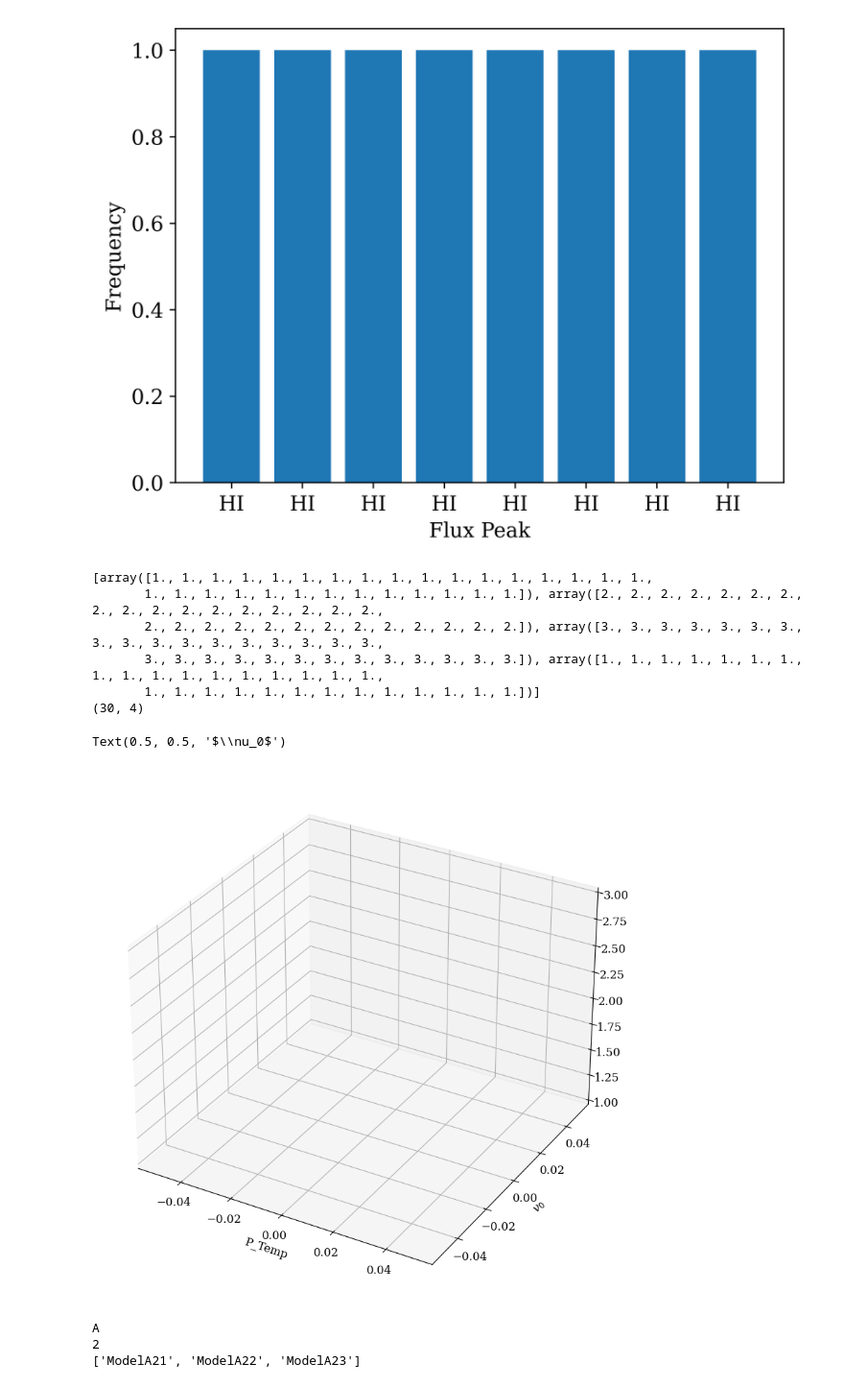
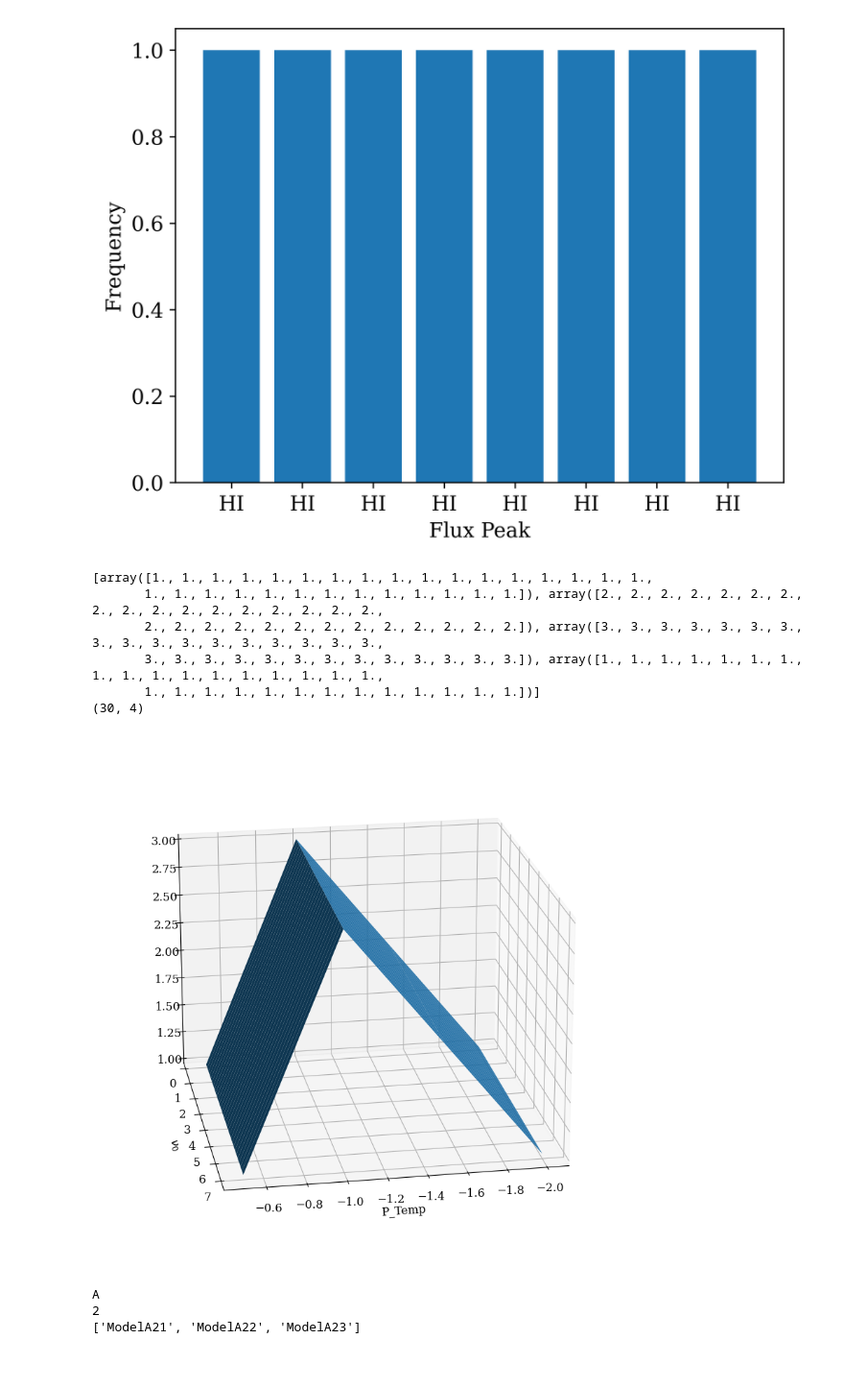
Before and after one commit to TejahniDesire/aart_tdwork, a Jupyter notebook: jpgrounds2.ipynb, the cells around one changed output. Shown: that part at 96% size. Saved outputs shown, nothing was run; the diff lists cells and outputs as text; code cells hidden in the pictures.

```diff
--- a/jpgrounds2.ipynb
+++ b/jpgrounds2.ipynb
@@ -56,35 +56,35 @@ Text(0, 0.5, 'Frequency')
 # %%
 x = [-2,-1.5,-1,-0.5] # p_temp
 y = np.linspace(10 * 10 ** 9, 700 *10 **9,30) # nu
 
 test1 = np.ones(30)
 test2 = np.ones(30) * 2
 test3 = np.ones(30) * 3
 test4 = np.ones(30) * 1
 
 X,Y = np.meshgrid(x,y)
 print([test1,test2,test3,test4])
 Z = np.array([test1,test2,test3,test4]).T
 Z.shape # shape = [len(y),len(x)]
 print(X.shape)
 fig, ax = plt.subplots(figsize=[10,10],subplot_kw={"projection": "3d"})
 ax.plot_surface(X,Y,Z)
 ax.set_xlabel("P_Temp")
 ax.set_ylabel(R"$\nu_0$")
+ax.view_init(20, 80)
 # ax.set_xscale('log')
 # ax.set_yscale('log')
 # ax.yaxis.set_scale('log')
 #
 # ax.set_xlim([np.min(X) * 1/10,np.max(X) * 10])
 # %% [output]
 [array([1., 1., 1., 1., 1., 1., 1., 1., 1., 1., 1., 1., 1., 1., 1., 1., 1.,
        1., 1., 1., 1., 1., 1., 1., 1., 1., 1., 1., 1., 1.]), array([2., 2., 2., 2., 2., 2., 2., 2., 2., 2., 2., 2., 2., 2., 2., 2., 2.,
        2., 2., 2., 2., 2., 2., 2., 2., 2., 2., 2., 2., 2.]), array([3., 3., 3., 3., 3., 3., 3., 3., 3., 3., 3., 3., 3., 3., 3., 3., 3.,
        3., 3., 3., 3., 3., 3., 3., 3., 3., 3., 3., 3., 3.]), array([1., 1., 1., 1., 1., 1., 1., 1., 1., 1., 1., 1., 1., 1., 1., 1., 1.,
        1., 1., 1., 1., 1., 1., 1., 1., 1., 1., 1., 1., 1.])]
 (30, 4)
-Text(0.5, 0.5, '$\\nu_0$')
-[figure, old version]
+[figure, new version]
 # %%
 t = "ModelA21"
 print(t[len(t)-3])
```
Also changed, not shown: 1 other file.
